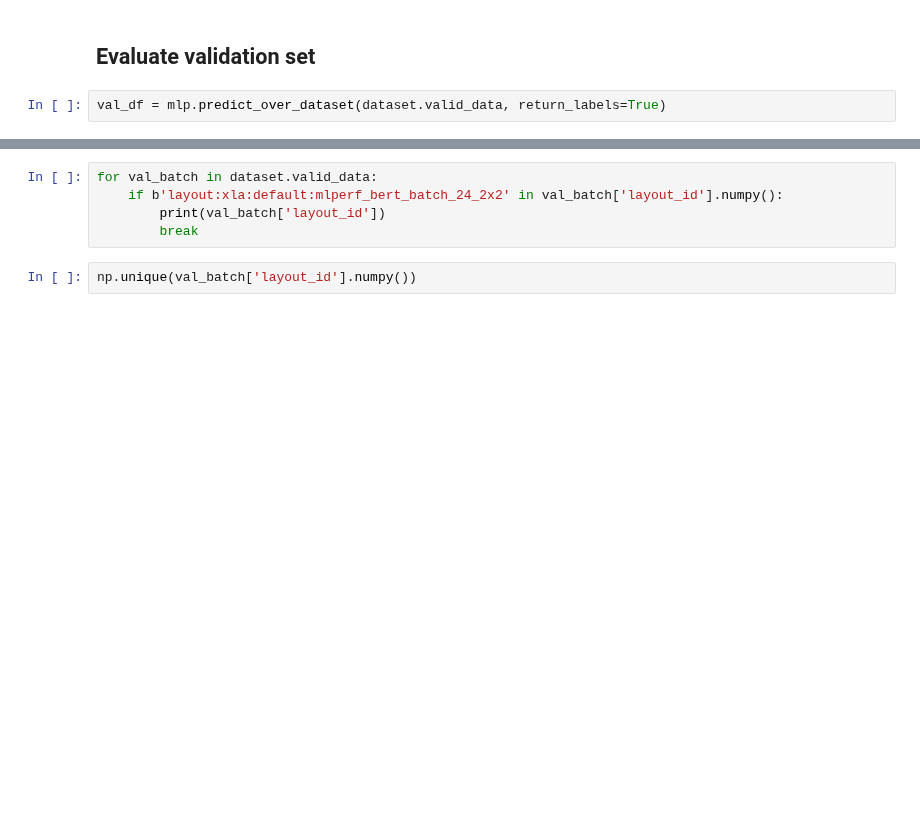
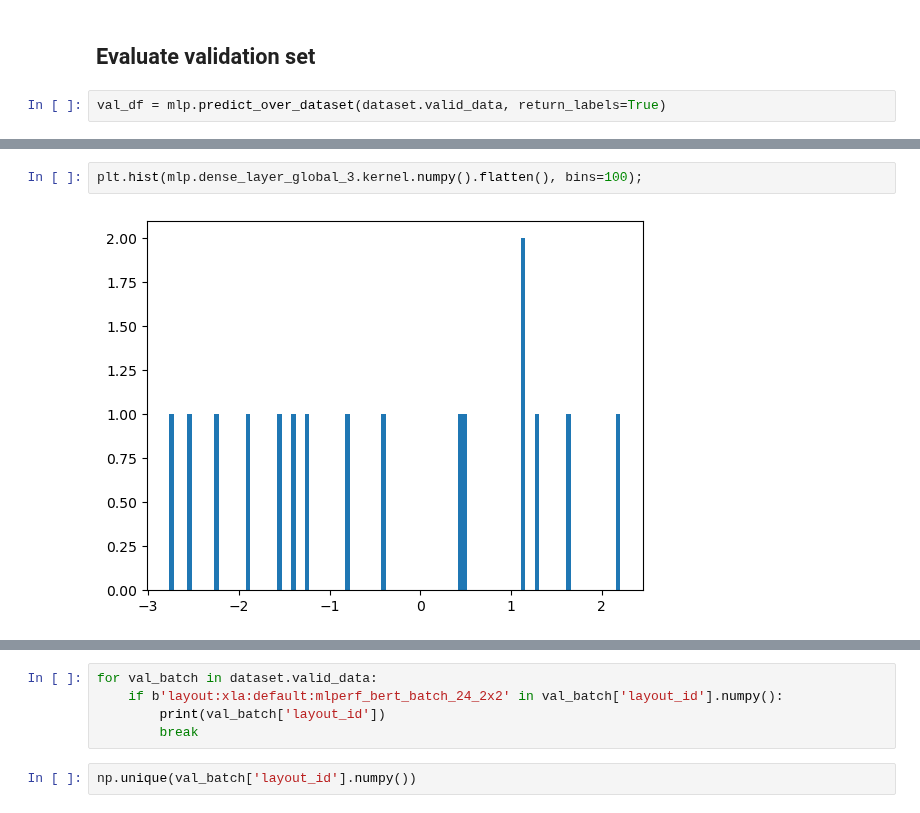
Before and after one commit to ignacioreyes/kaggle_model_runtime, a Jupyter notebook: train_layout.ipynb, the cells around one changed output, grey strips where cells are left out. Cells and saved outputs as stored; diff of their text form; blank space fills up the shorter version.

```diff
--- a/train_layout.ipynb
+++ b/train_layout.ipynb
@@ -128,0 +146,4 @@ Text(0.5, 1.0, "b'layout:nlp:random:small_bert_bert_en_uncased_L-6_H-256_A-4_bat
+# %%
+plt.hist(mlp.dense_layer_global_3.kernel.numpy().flatten(), bins=100);
+# %% [output]
+[figure, added]
```
Also changed, not shown: parts of 14 cells of this notebook, 3 other files.
